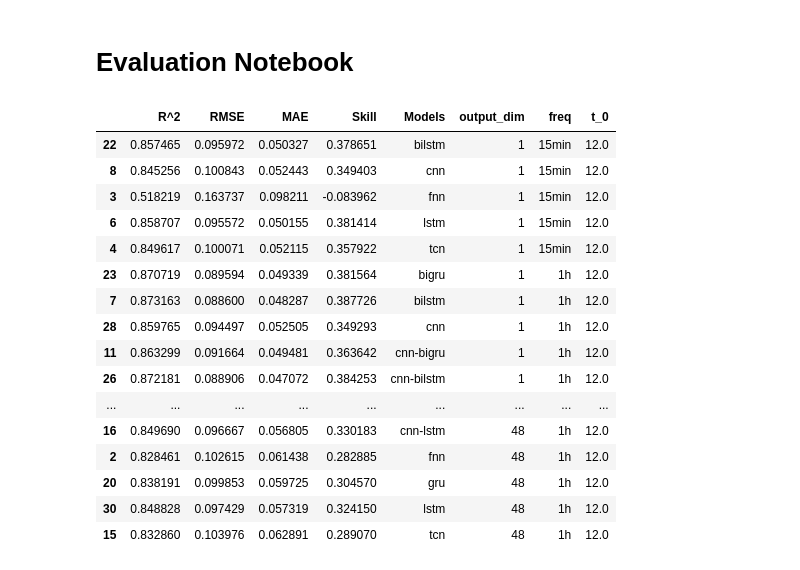
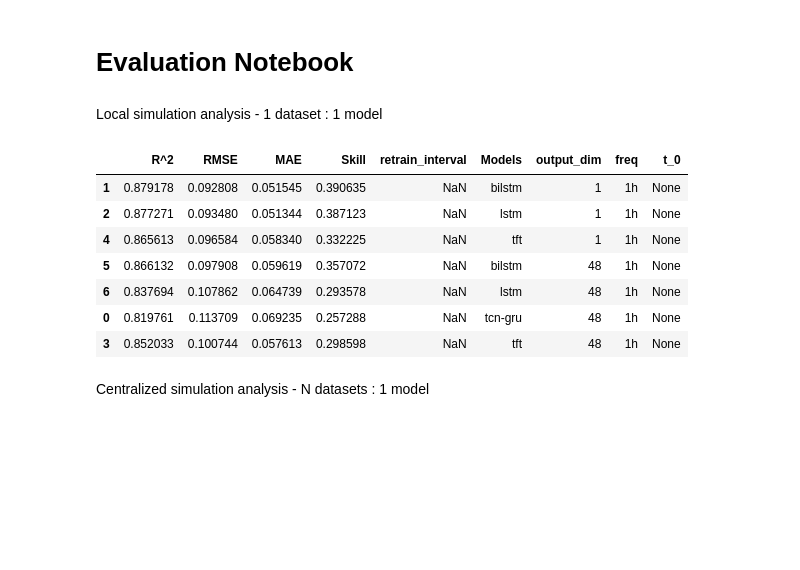
Before and after one commit to vikwal/forecasting_framework, a Jupyter notebook: evaluation.ipynb, the cells around one changed output. Cells and saved outputs as stored; diff of their text form; code cells hidden in the pictures; blank space fills up the shorter version.

```diff
--- a/evaluation.ipynb
+++ b/evaluation.ipynb
@@ -7,16 +7,16 @@ import pandas as pd
 
 from utils import tools
 # %%
-d = 'pvod'
+data = 'pvod'
 
 config = tools.load_config('config.yaml')
 results_dir = config['eval']['results_path']
-results_dir = os.path.join(results_dir, d)
+results_dir = os.path.join(results_dir, data)
 result_files = os.listdir(results_dir)
 # pickle files where training was performed on single dataset sequentially
-sep_train = [f for f in result_files if (f.endswith('.pkl')) & ('all' not in f)]
-# pickle files where training was performed on concatenated datasets
-all_train = [f for f in result_files if 'all' in f]
+sims = [f for f in result_files if (f.endswith('.pkl')) & ('cl' not in f) & ('fl' not in f)]
+# pickle files where training was performed on concatenated datasets (centralized learning)
+cl_sims = [f for f in result_files if 'cl' in f]
 # pickle files for federated learning simulations
 fl_sims = [f for f in result_files if 'fl' in f]
 persistence_file = [f for f in result_files if 'persistence' in f][0]
@@ -25,7 +25,6 @@ def concatenate_results(results_dir: str,
                         results: list,
                         get_skill: bool = False,
                         pers: pd.DataFrame = pd.DataFrame(),
-                        reset_index: bool = True,
                         sort_skill: bool = False) -> pd.DataFrame:
     index_cols = ['Models', 'output_dim', 'freq', 't_0']
     indices = {}
@@ -38,6 +37,7 @@ def concatenate_results(results_dir: str,
         with open(os.path.join(results_dir, file), 'rb') as f:
             pkl = pickle.load(f)
         df = pkl['evaluation']
+        df.reset_index(inplace=True)
         if get_skill:
             df= pd.merge(df, pers[['RMSE', 'key', 'output_dim', 'freq']],
                on=['key', 'output_dim', 'freq'],
@@ -45,8 +45,6 @@ def concatenate_results(results_dir: str,
                suffixes=('', '_p'))
             df['Skill'] = 1 - df.RMSE / df.RMSE_p
             df.drop('RMSE_p', axis=1, inplace=True)
-        if reset_index:
-            df.reset_index(inplace=True)
         for col in index_cols:
             indices[col].append(df[col].iloc[0])
         df.drop(index_cols, axis=1, inplace=True)
@@ -60,27 +58,30 @@ def concatenate_results(results_dir: str,
     if sort_skill:
         df.sort_values(['Skill'], ascending=False, inplace=True)
     return df
+
+def read_sim(results_dir, sim):
+    try:
+        with open(os.path.join(results_dir, sim), 'rb') as f:
+            sim_results = pickle.load(f)
+    except:
+        sim_results = None
+    return sim_results
 # %%
 pers = pd.read_csv(os.path.join(results_dir, persistence_file))
+# %% [markdown]
+Local simulation analysis - 1 dataset : 1 model
 # %%
-df_sep = concatenate_results(results_dir=results_dir, results=sep_train)
+df_sep = concatenate_results(results_dir=results_dir, results=sims)
 df_sep
 # %% [output]
-|  | R^2 | RMSE | MAE | Skill | Models | output_dim | freq | t_0 |
-| 22 | 0.857465 | 0.095972 | 0.050327 | 0.378651 | bilstm | 1 | 15min | 12.0 |
-| 8 | 0.845256 | 0.100843 | 0.052443 | 0.349403 | cnn | 1 | 15min | 12.0 |
-| 3 | 0.518219 | 0.163737 | 0.098211 | -0.083962 | fnn | 1 | 15min | 12.0 |
-| 6 | 0.858707 | 0.095572 | 0.050155 | 0.381414 | lstm | 1 | 15min | 12.0 |
-| 4 | 0.849617 | 0.100071 | 0.052115 | 0.357922 | tcn | 1 | 15min | 12.0 |
-| 23 | 0.870719 | 0.089594 | 0.049339 | 0.381564 | bigru | 1 | 1h | 12.0 |
-| 7 | 0.873163 | 0.088600 | 0.048287 | 0.387726 | bilstm | 1 | 1h | 12.0 |
-| 28 | 0.859765 | 0.094497 | 0.052505 | 0.349293 | cnn | 1 | 1h | 12.0 |
-| 11 | 0.863299 | 0.091664 | 0.049481 | 0.363642 | cnn-bigru | 1 | 1h | 12.0 |
-| 26 | 0.872181 | 0.088906 | 0.047072 | 0.384253 | cnn-bilstm | 1 | 1h | 12.0 |
-| ... | ... | ... | ... | ... | ... | ... | ... | ... |
-| 16 | 0.849690 | 0.096667 | 0.056805 | 0.330183 | cnn-lstm | 48 | 1h | 12.0 |
-| 2 | 0.828461 | 0.102615 | 0.061438 | 0.282885 | fnn | 48 | 1h | 12.0 |
-| 20 | 0.838191 | 0.099853 | 0.059725 | 0.304570 | gru | 48 | 1h | 12.0 |
-| 30 | 0.848828 | 0.097429 | 0.057319 | 0.324150 | lstm | 48 | 1h | 12.0 |
-| 15 | 0.832860 | 0.103976 | 0.062891 | 0.289070 | tcn | 48 | 1h | 12.0 |
+|  | R^2 | RMSE | MAE | Skill | retrain_interval | Models | output_dim | freq | t_0 |
+| 1 | 0.879178 | 0.092808 | 0.051545 | 0.390635 | NaN | bilstm | 1 | 1h | None |
+| 2 | 0.877271 | 0.093480 | 0.051344 | 0.387123 | NaN | lstm | 1 | 1h | None |
+| 4 | 0.865613 | 0.096584 | 0.058340 | 0.332225 | NaN | tft | 1 | 1h | None |
+| 5 | 0.866132 | 0.097908 | 0.059619 | 0.357072 | NaN | bilstm | 48 | 1h | None |
+| 6 | 0.837694 | 0.107862 | 0.064739 | 0.293578 | NaN | lstm | 48 | 1h | None |
+| 0 | 0.819761 | 0.113709 | 0.069235 | 0.257288 | NaN | tcn-gru | 48 | 1h | None |
+| 3 | 0.852033 | 0.100744 | 0.057613 | 0.298598 | NaN | tft | 48 | 1h | None |
+# %% [markdown]
+Centralized simulation analysis - N datasets : 1 model
 # %%
```
Also changed, not shown: parts of 9 cells of this notebook, 13 other files.
